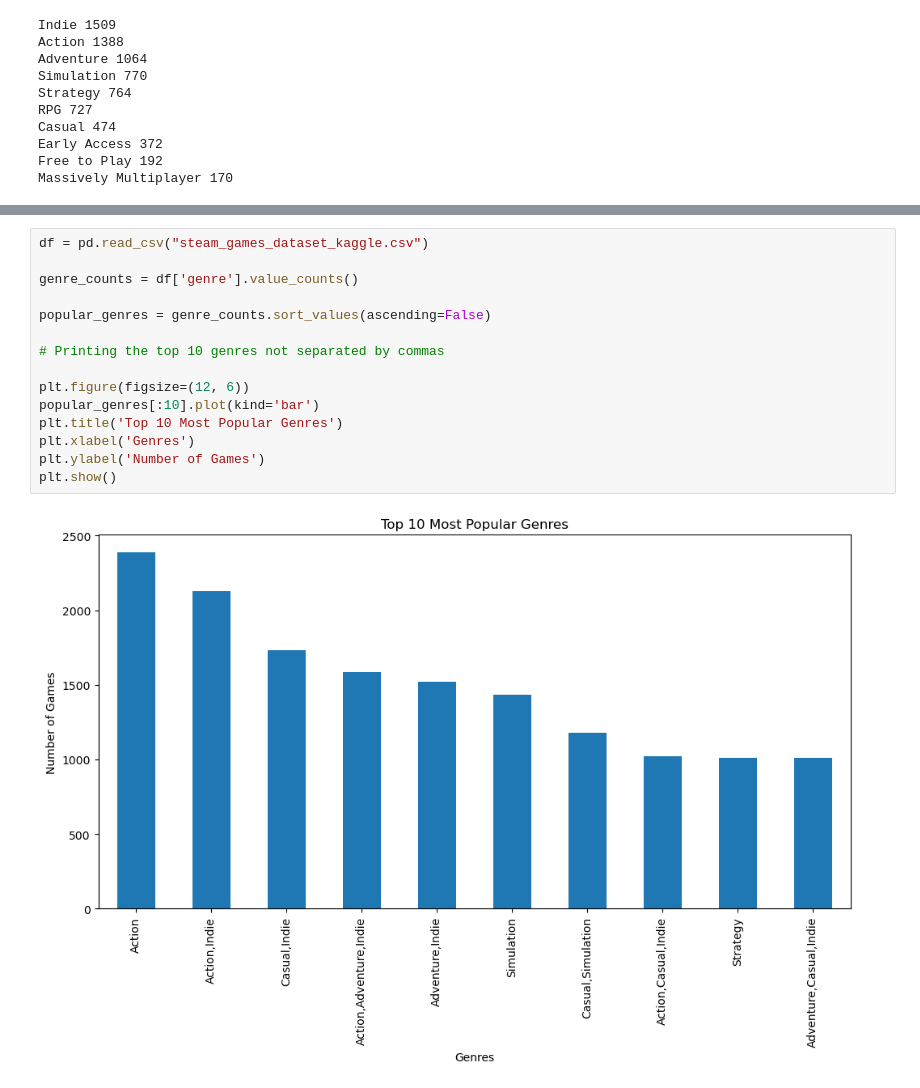
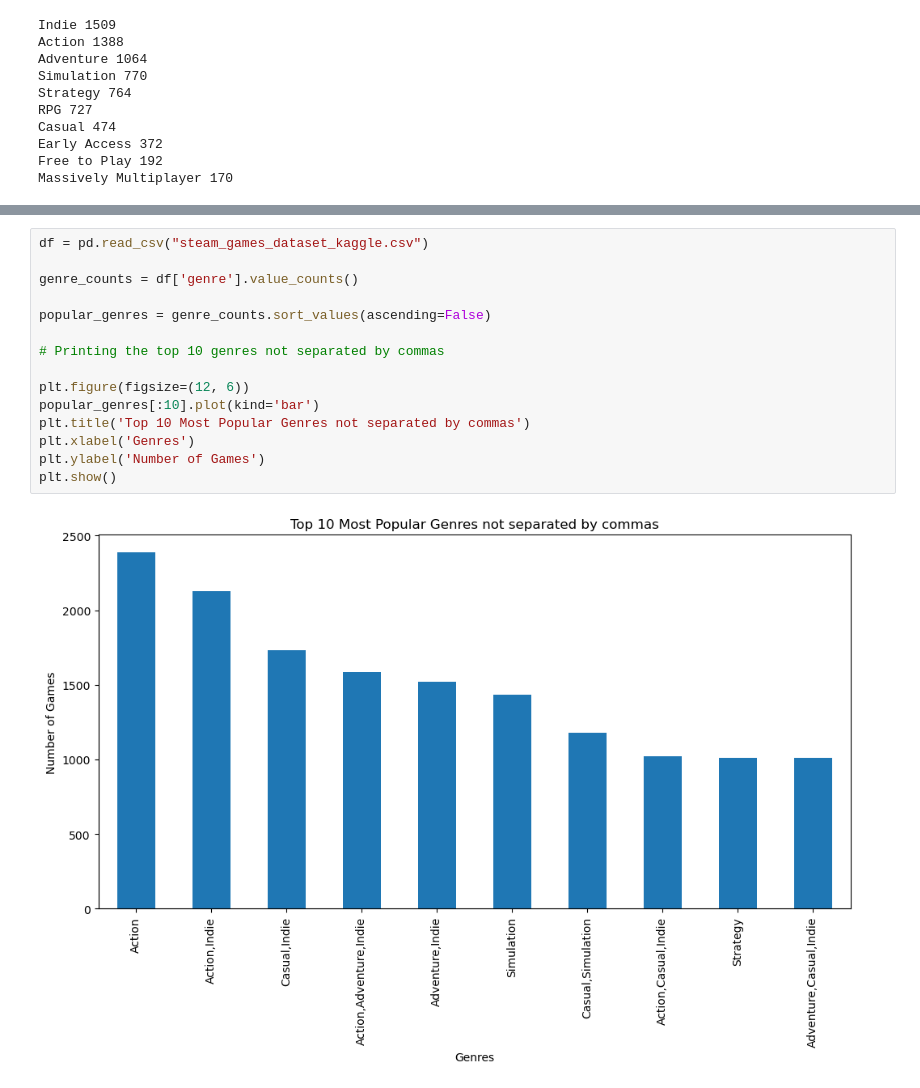
Before and after one commit to Altant457/python-exam, a Jupyter notebook: popularGenre.ipynb, the cells around one changed output, grey strips where cells are left out. Drawn from its saved outputs; the diff is of its cells as text.

```diff
--- a/popularGenre.ipynb
+++ b/popularGenre.ipynb
@@ -93,17 +67,17 @@ plt.show()
 # %%
 df = pd.read_csv("steam_games_dataset_kaggle.csv")
 
 genre_counts = df['genre'].value_counts()
 
 popular_genres = genre_counts.sort_values(ascending=False)
 
 # Printing the top 10 genres not separated by commas
 
 plt.figure(figsize=(12, 6))
 popular_genres[:10].plot(kind='bar')
-plt.title('Top 10 Most Popular Genres')
+plt.title('Top 10 Most Popular Genres not separated by commas')
 plt.xlabel('Genres')
 plt.ylabel('Number of Games')
 plt.show()
 # %% [output]
-[figure, old version]
+[figure, new version]
```
Also changed, not shown: parts of 12 cells of this notebook.
